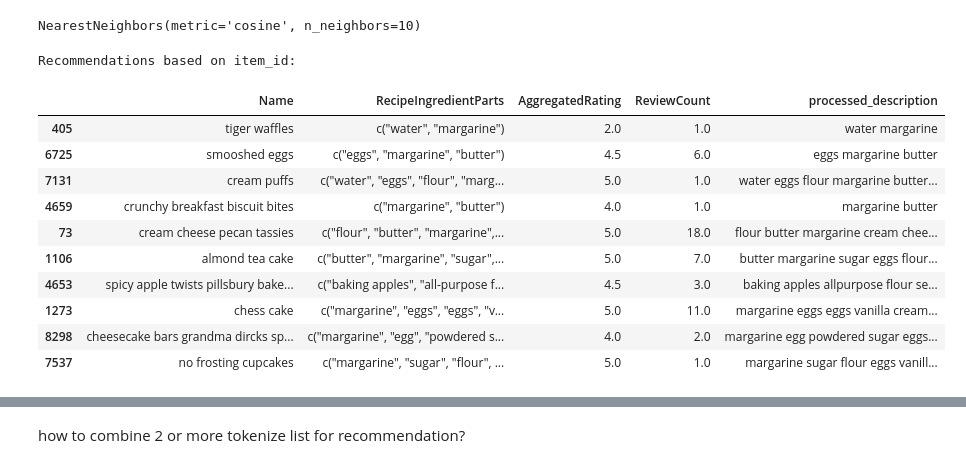
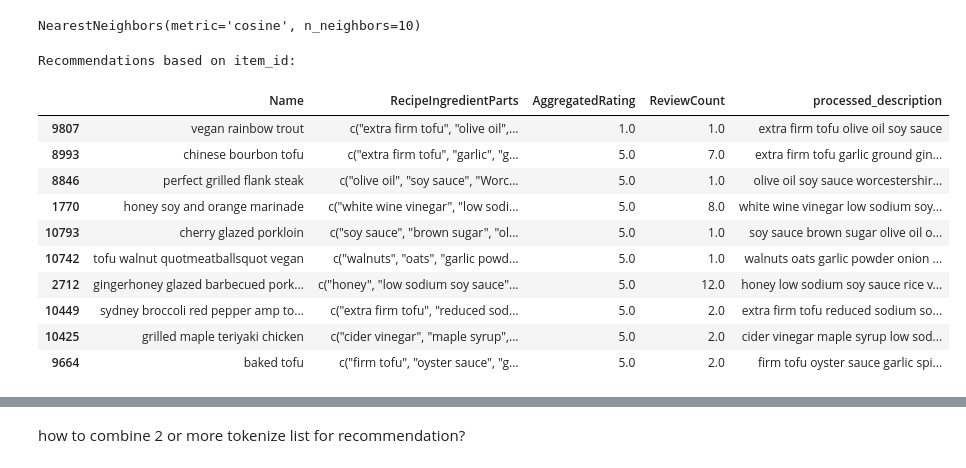
Before and after one commit to ShiningSolar/Recipe-Recommendation-System-With-Conten-Based-Filtering, a Jupyter notebook: Recipe Recommendation based on Ingredients.ipynb, the cells around one changed output, grey strips where cells are left out. Cells and saved outputs as stored; diff of their text form; code cells hidden in the pictures.

Commit message:
Kaggle Notebook | Recipe Recommendation based on Ingredients | Version 5 - end of recommendation sistem

```diff
--- a/Recipe Recommendation based on Ingredients.ipynb
+++ b/Recipe Recommendation based on Ingredients.ipynb
@@ -387,37 +396,39 @@ def fecth_image(df):
         #mendapatkan index berdasarkan nama resep
         index = df.loc[df['Name'] == recipe].index[0]
         recipe_name.append(str(recipe))
-        url = image.Images[index]
+        url = image.loc[index,'Images']
+        url = url[0]
         #mengecek apakah url image lebih dari 1 item
-        if len(url) > 1:
-            url = url[0]
-        #menyimpan url pada list
-        recipe_image.append(url)
+        #if len(url) > 1:
+        #    url = url[0]        #menyimpan url pada list
+        recipe_image.append(str(url))
+
+    #recipe_image_string = list(map(str, recipe_image))
 
     return recipe_image, recipe_name
 # %%
 def generate_knn_recommendations(item_id, df, knn_model, n_neighbors=10):
     #item_index = df[df['item_id'] == item_id].index[0]
     item_index = item_id
     distances, indices = knn_model.kneighbors(tfidf_matrix[item_index], n_neighbors=n_neighbors + 1)
     similar_items = df.iloc[indices[0][1:]]  # Menghapus item itu sendiri dari hasil
     recipe_image, recipe_name = fecth_image(similar_items)
     return similar_items, recipe_image, recipe_name
 
 # Contoh penggunaan: merekomendasikan item berdasarkan item_id 1
-recommendations, recipe_image, recipe_name = generate_knn_recommendations(96, df, knn)
+recommendations, recipe_image, recipe_name = generate_knn_recommendations(0, df, knn)
 print("Recommendations based on item_id:")
 recommendations
 # %% [output]
 Recommendations based on item_id:
 |  | Name | RecipeIngredientParts | AggregatedRating | ReviewCount | processed_description |
-| 405 | tiger waffles | c("water", "margarine") | 2.0 | 1.0 | water margarine |
-| 6725 | smooshed eggs | c("eggs", "margarine", "butter") | 4.5 | 6.0 | eggs margarine butter |
-| 7131 | cream puffs | c("water", "eggs", "flour", "marg... | 5.0 | 1.0 | water eggs flour margarine butter... |
-| 4659 | crunchy breakfast biscuit bites | c("margarine", "butter") | 4.0 | 1.0 | margarine butter |
-| 73 | cream cheese pecan tassies | c("flour", "butter", "margarine",... | 5.0 | 18.0 | flour butter margarine cream chee... |
-| 1106 | almond tea cake | c("butter", "margarine", "sugar",... | 5.0 | 7.0 | butter margarine sugar eggs flour... |
-| 4653 | spicy apple twists pillsbury bake... | c("baking apples", "all-purpose f... | 4.5 | 3.0 | baking apples allpurpose flour se... |
-| 1273 | chess cake | c("margarine", "eggs", "eggs", "v... | 5.0 | 11.0 | margarine eggs eggs vanilla cream... |
-| 8298 | cheesecake bars grandma dircks sp... | c("margarine", "egg", "powdered s... | 4.0 | 2.0 | margarine egg powdered sugar eggs... |
-| 7537 | no frosting cupcakes | c("margarine", "sugar", "flour", ... | 5.0 | 1.0 | margarine sugar flour eggs vanill... |
+| 9807 | vegan rainbow trout | c("extra firm tofu", "olive oil",... | 1.0 | 1.0 | extra firm tofu olive oil soy sauce |
+| 8993 | chinese bourbon tofu | c("extra firm tofu", "garlic", "g... | 5.0 | 7.0 | extra firm tofu garlic ground gin... |
+| 8846 | perfect grilled flank steak | c("olive oil", "soy sauce", "Worc... | 5.0 | 1.0 | olive oil soy sauce worcestershir... |
+| 1770 | honey soy and orange marinade | c("white wine vinegar", "low sodi... | 5.0 | 8.0 | white wine vinegar low sodium soy... |
+| 10793 | cherry glazed porkloin | c("soy sauce", "brown sugar", "ol... | 5.0 | 1.0 | soy sauce brown sugar olive oil o... |
+| 10742 | tofu walnut quotmeatballsquot vegan | c("walnuts", "oats", "garlic powd... | 5.0 | 1.0 | walnuts oats garlic powder onion ... |
+| 2712 | gingerhoney glazed barbecued pork... | c("honey", "low sodium soy sauce"... | 5.0 | 12.0 | honey low sodium soy sauce rice v... |
+| 10449 | sydney broccoli red pepper amp to... | c("extra firm tofu", "reduced sod... | 5.0 | 2.0 | extra firm tofu reduced sodium so... |
+| 10425 | grilled maple teriyaki chicken | c("cider vinegar", "maple syrup",... | 5.0 | 2.0 | cider vinegar maple syrup low sod... |
+| 9664 | baked tofu | c("firm tofu", "oyster sauce", "g... | 5.0 | 2.0 | firm tofu oyster sauce garlic spi... |
```
Also changed, not shown: parts of 7 cells of this notebook.
